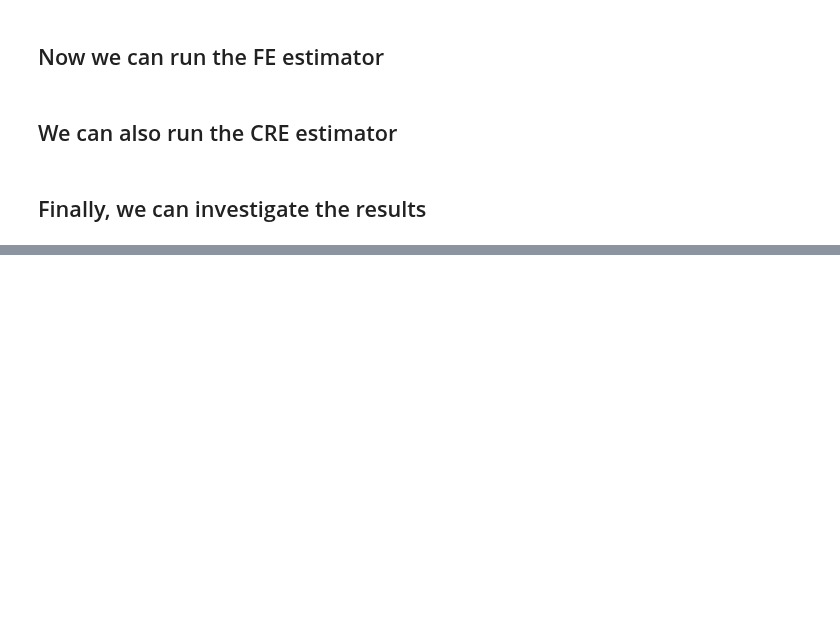
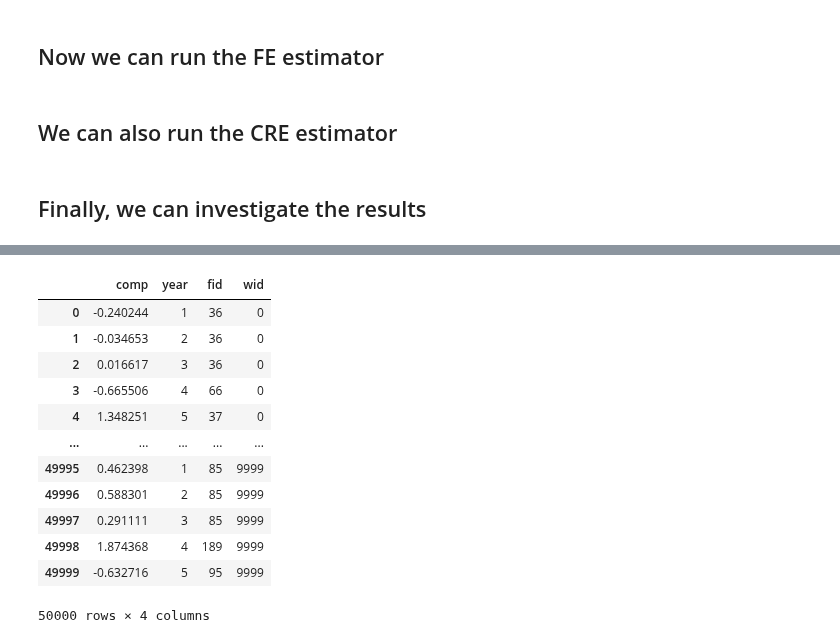
Before and after one commit to tlamadon/pytwoway, a Jupyter notebook: docs-src/source/notebooks/pytwoway_example.ipynb, the cells around one changed output, grey strips where cells are left out. Drawn from its saved outputs; the diff is of its cells as text; code cells hidden in the pictures; blank space fills up the shorter version.

```diff
--- a/docs-src/source/notebooks/pytwoway_example.ipynb
+++ b/docs-src/source/notebooks/pytwoway_example.ipynb
@@ -135,0 +156,18 @@ display(tw_net.summary_cre())
+# %%
+b_net = tw.BipartiteData(sim_data)
+b_net.clean_data()
+b_net.data
+# %% [output]
+|  | comp | year | fid | wid |
+| 0 | -0.240244 | 1 | 36 | 0 |
+| 1 | -0.034653 | 2 | 36 | 0 |
+| 2 | 0.016617 | 3 | 36 | 0 |
+| 3 | -0.665506 | 4 | 66 | 0 |
+| 4 | 1.348251 | 5 | 37 | 0 |
+| ... | ... | ... | ... | ... |
+| 49995 | 0.462398 | 1 | 85 | 9999 |
+| 49996 | 0.588301 | 2 | 85 | 9999 |
+| 49997 | 0.291111 | 3 | 85 | 9999 |
+| 49998 | 1.874368 | 4 | 189 | 9999 |
+| 49999 | -0.632716 | 5 | 95 | 9999 |
+50000 rows × 4 columns
```
Also changed, not shown: parts of 5 cells of this notebook, 7 other files.
